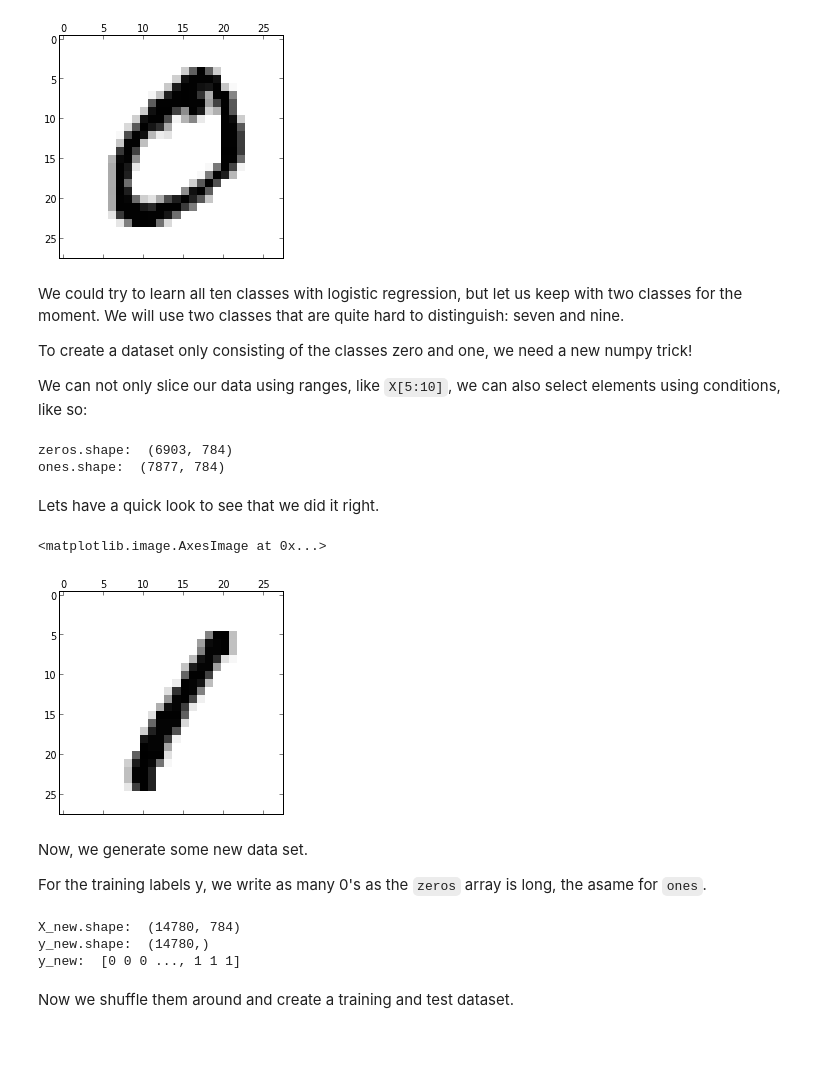
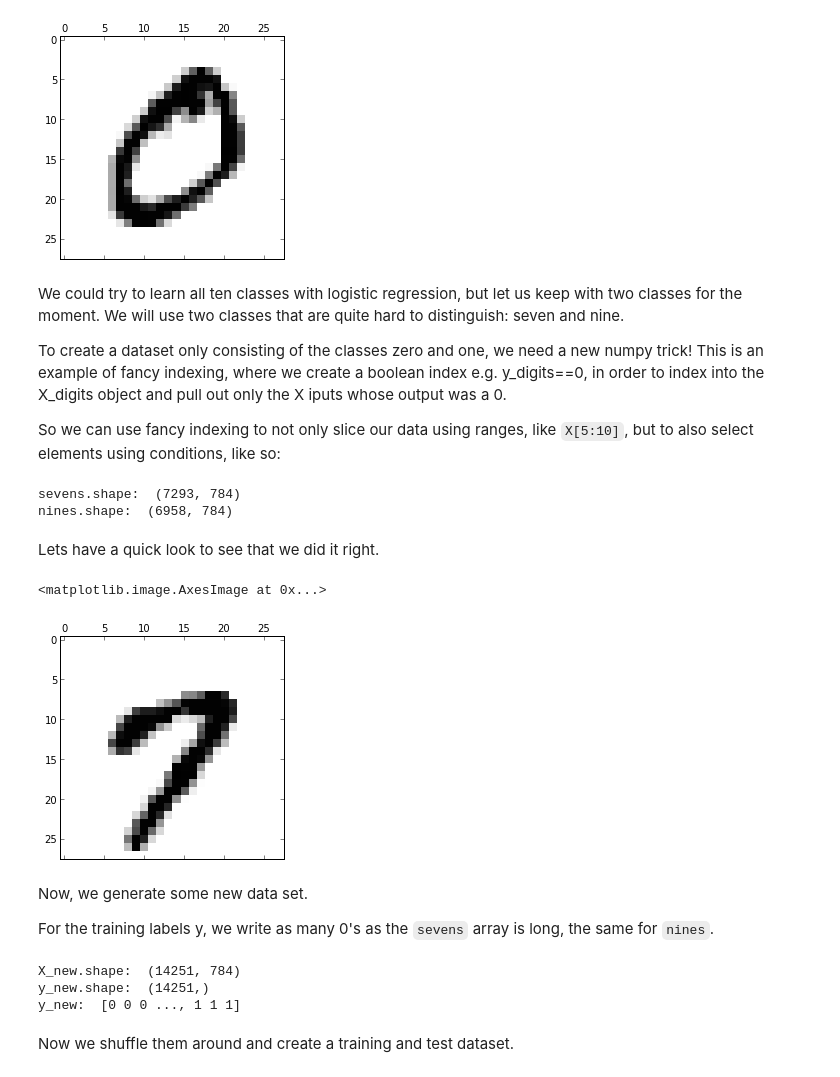
Before and after one commit to tgrasty/CSCI574-Machine-Learning, a Jupyter notebook: Lecture-05-Logistic-Regression.ipynb, the cells around one changed output. Drawn from its saved outputs; the diff is of its cells as text; code cells hidden in the pictures; blank space fills up the shorter version.

Commit message:
Added utility functions, beefed up some descriptions.  Made the last example on digit database use seven's and nines.

```diff
--- a/Lecture-05-Logistic-Regression.ipynb
+++ b/Lecture-05-Logistic-Regression.ipynb
@@ -128,37 +134,37 @@ plt.matshow(X_digits[0].reshape(28, 28))
 We could try to learn all ten classes with logistic regression, but let us keep with two classes for the moment.
 We will use two classes that are quite hard to distinguish: seven and nine.
 
-To create a dataset only consisting of the classes zero and one, we need a new numpy trick!
+To create a dataset only consisting of the classes zero and one, we need a new numpy trick!  This is an example of fancy indexing, where we create a boolean index e.g. y_digits==0, in order to index into the X_digits object and pull out only the X iputs whose output was a 0.
 
-We can not only slice our data using ranges, like ``X[5:10]``, we can also select elements using conditions, like so:
+So we can use fancy indexing to not only slice our data using ranges, like ``X[5:10]``, but to also select elements using conditions, like so:
 # %%
-zeros = X_digits[y_digits==0]  # select all the rows of X where y is zero (i.e. the zeros)
-ones = X_digits[y_digits==1]   # select all the rows of X where y is one (i.e. the ones)
-print "zeros.shape: ", zeros.shape
-print "ones.shape: ", ones.shape
+sevens = X_digits[y_digits==7]  # select all the rows of X where y is zero (i.e. the zeros)
+nines = X_digits[y_digits==9]   # select all the rows of X where y is one (i.e. the ones)
+print "sevens.shape: ", sevens.shape
+print "nines.shape: ", nines.shape
 # %% [output]
-zeros.shape:  (6903, 784)
-ones.shape:  (7877, 784)
+sevens.shape:  (7293, 784)
+nines.shape:  (6958, 784)
 # %% [markdown]
 Lets have a quick look to see that we did it right.
 # %%
-plt.matshow(ones[0].reshape(28, 28))  # change the 0 to another number to see some more zeros. Or try looking at some ones.
+plt.matshow(sevens[0].reshape(28, 28))  # change the 0 to another number to see some more sevens. Or try looking at some nones.
 # %% [output]
 <matplotlib.image.AxesImage at 0x...>
-[figure, old version]
+[figure, new version]
 # %% [markdown]
 Now, we generate some new data set.
 
-For the training labels y, we write as many 0's as the ``zeros`` array is long, the asame for ``ones``.
+For the training labels y, we write as many 0's as the ``sevens`` array is long, the same for ``nines``.
 # %%
-X_new = np.vstack([zeros, ones])  # this "stacks" sevens and nines vertically
+X_new = np.vstack([sevens, nines])  # this "stacks" sevens and nines vertically
 print "X_new.shape: ", X_new.shape
-y_new = np.hstack([np.repeat(0, zeros.shape[0]), np.repeat(1, ones.shape[0])])
+y_new = np.hstack([np.repeat(0, sevens.shape[0]), np.repeat(1, nines.shape[0])])
 print "y_new.shape: ", y_new.shape
 print "y_new: ", y_new
 # %% [output]
-X_new.shape:  (14780, 784)
-y_new.shape:  (14780,)
+X_new.shape:  (14251, 784)
+y_new.shape:  (14251,)
 y_new:  [0 0 0 ..., 1 1 1]
 # %% [markdown]
 Now we shuffle them around and create a training and test dataset.
```
Also changed, not shown: parts of 24 cells of this notebook, 1 other file.
